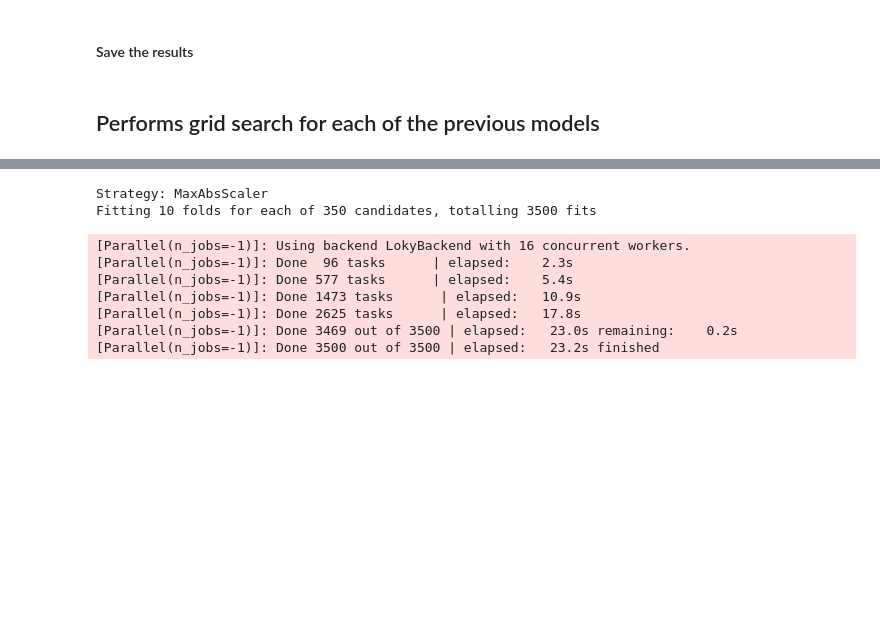
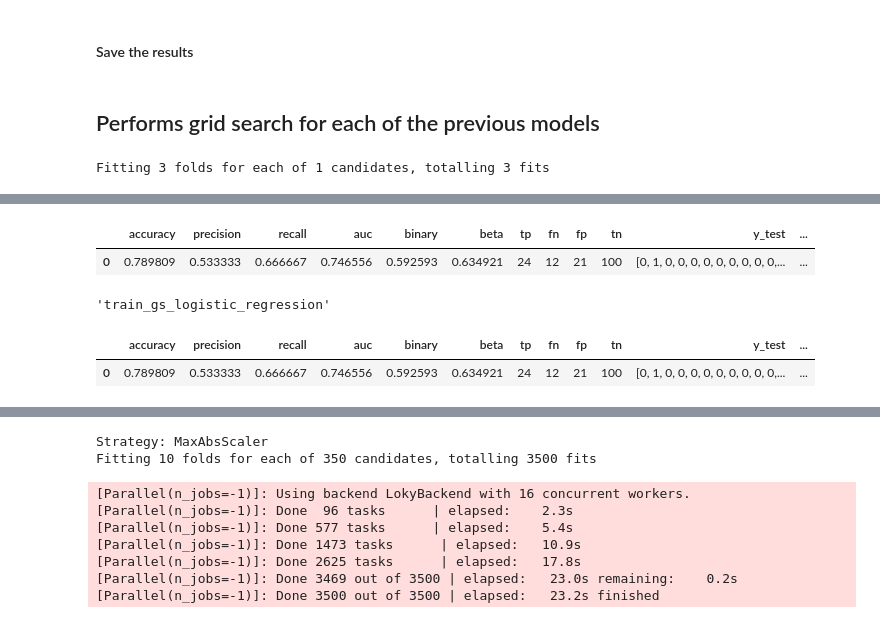
Before and after one commit to brunowdev/sparkify, a Jupyter notebook: Sklearn - Test.ipynb, the cells around one changed output, grey strips where cells are left out. Drawn from its saved outputs; the diff is of its cells as text; code cells hidden in the pictures; blank space fills up the shorter version.

Commit message:
Implement GridSearch

```diff
--- a/Sklearn - Test.ipynb
+++ b/Sklearn - Test.ipynb
@@ -452,3 +458,30 @@ df_results.to_csv('sklearn_basic_model_results.csv', index = False)
 # importances.sort_values(by = 'importance', ascending = False)
 # %% [markdown]
 ## Performs grid search for each of the previous models
+# %%
+from sklearn.preprocessing import Normalizer, RobustScaler, StandardScaler, MaxAbsScaler
+
+from time import time
+
+def train_grid(train_function, scaler_name):
+
+    # Run the grid search
+    model_result = train_function(_x, 'canceled', scaler_name)
+
+    # Create and diplay the dataframe
+    df_results = pd.DataFrame([model_result])
+    df_results.to_csv(f'{train_function.__name__}.csv', index = False)
+    return df_results.sort_values(['beta'], ascending = False).head()
+
+
+# Remove binary features
+features_to_normalize = list(data.drop(['canceled', 'male', 'paid'], axis = 1).columns)
+
+_x = data.copy()
+_scaler = RobustScaler()
+scaler_name = _scaler.__class__.__name__
+_x[features_to_normalize] = _scaler.fit_transform(_x[features_to_normalize])
+# %%
+train_grid(train_gs_logistic_regression, scaler_name)
+# %% [output]
+Fitting 3 folds for each of 1 candidates, totalling 3 fits
@@ -455,2 +490,13 @@ df_results.to_csv('sklearn_basic_model_results.csv', index = False)
+|  | accuracy | precision | recall | auc | binary | beta | tp | fn | fp | tn | y_test | ... |
+| 0 | 0.789809 | 0.533333 | 0.666667 | 0.746556 | 0.592593 | 0.634921 | 24 | 12 | 21 | 100 | [0, 1, 0, 0, 0, 0, 0, 0, 0, 0, 0,... | ... |
+# %%
+train_gs_logistic_regression.
+# %% [output]
+'train_gs_logistic_regression'
+# %%
+df_results.sort_values(['beta'], ascending = False).head()
+# %% [output]
+|  | accuracy | precision | recall | auc | binary | beta | tp | fn | fp | tn | y_test | ... |
+| 0 | 0.789809 | 0.533333 | 0.666667 | 0.746556 | 0.592593 | 0.634921 | 24 | 12 | 21 | 100 | [0, 1, 0, 0, 0, 0, 0, 0, 0, 0, 0,... | ... |
 # %%
 from sklearn.preprocessing import Normalizer, RobustScaler, StandardScaler, MaxAbsScaler
```
Also changed, not shown: parts of 5 cells of this notebook.
